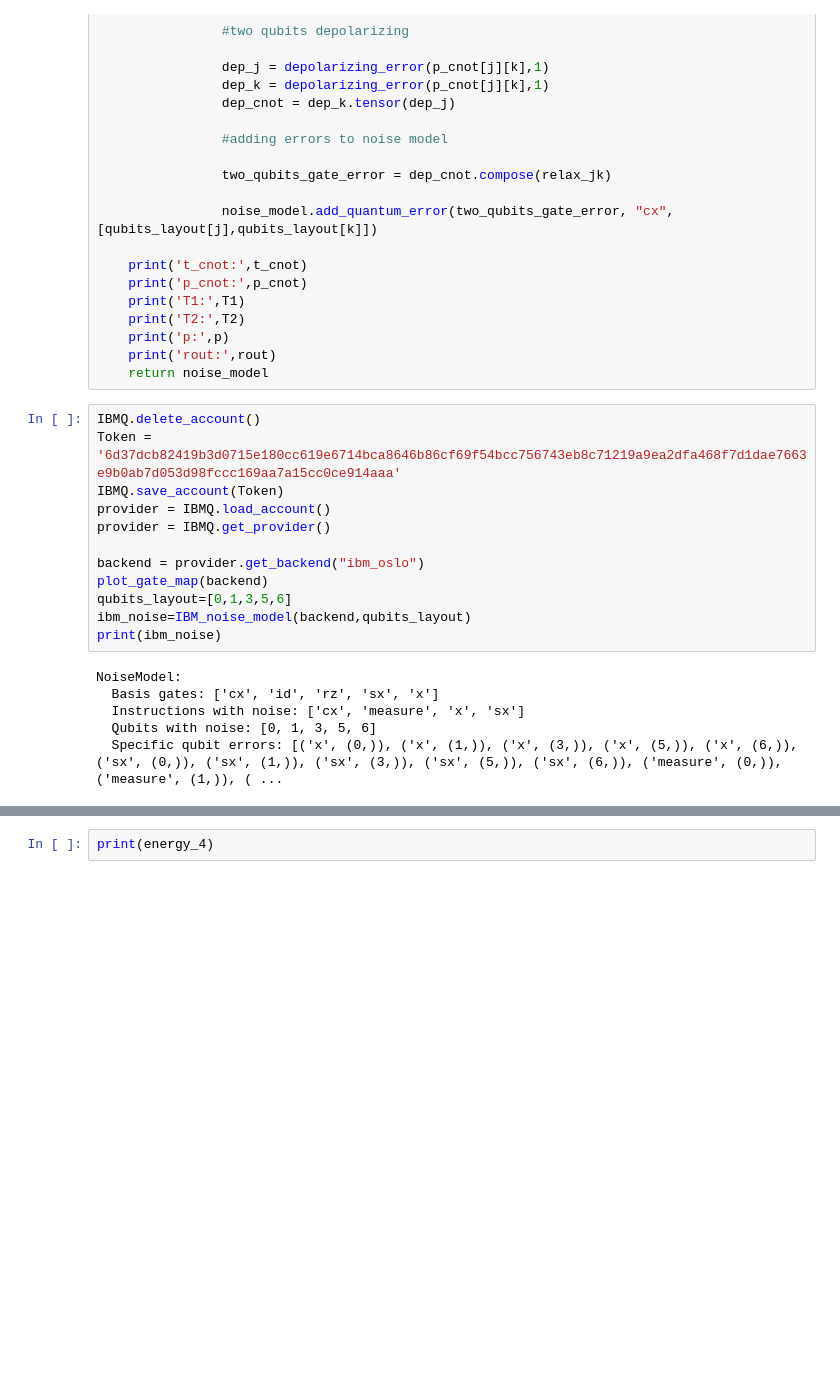
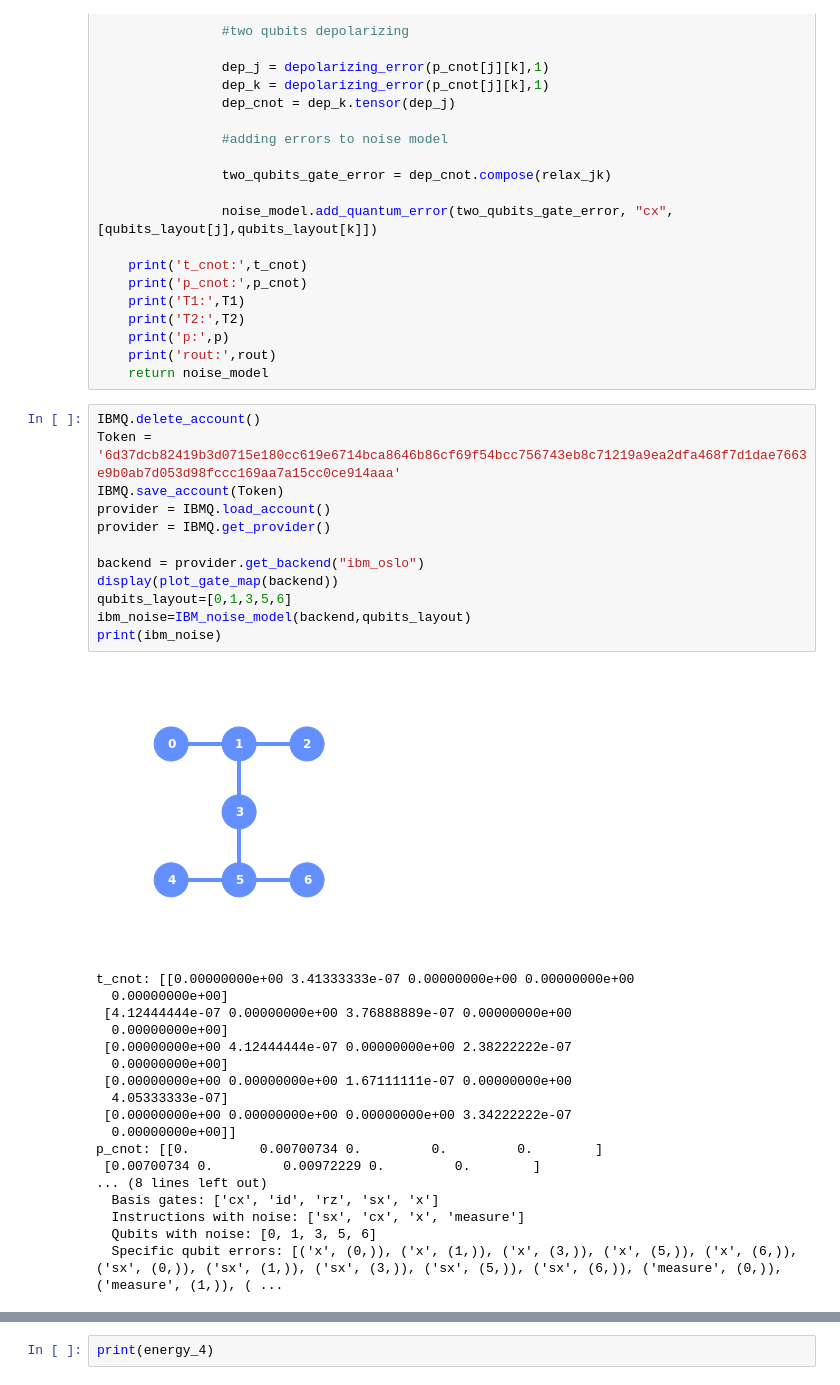
Before and after one commit to anmello/AQM, a Jupyter notebook: thermal_ibm_noise.ipynb, the cells around one changed output, grey strips where cells are left out. Drawn from its saved outputs; the diff is of its cells as text; blank space fills up the shorter version.

```diff
--- a/thermal_ibm_noise.ipynb
+++ b/thermal_ibm_noise.ipynb
@@ -396,19 +379,32 @@ def IBM_noise_model(backend,qubits_layout):
 # %%
 IBMQ.delete_account()
 Token = '6d37dcb82419b3d0715e180cc619e6714bca8646b86cf69f54bcc756743eb8c71219a9ea2dfa468f7d1dae7663e9b0ab7d053d98fccc169aa7a15cc0ce914aaa'
 IBMQ.save_account(Token)
 provider = IBMQ.load_account()
 provider = IBMQ.get_provider()
 
 backend = provider.get_backend("ibm_oslo")
-plot_gate_map(backend)
+display(plot_gate_map(backend))
 qubits_layout=[0,1,3,5,6]
 ibm_noise=IBM_noise_model(backend,qubits_layout)
 print(ibm_noise)
 # %% [output]
+[figure, added]
-NoiseModel:
+t_cnot: [[0.00000000e+00 3.41333333e-07 0.00000000e+00 0.00000000e+00
+  0.00000000e+00]
+ [4.12444444e-07 0.00000000e+00 3.76888889e-07 0.00000000e+00
+  0.00000000e+00]
+ [0.00000000e+00 4.12444444e-07 0.00000000e+00 2.38222222e-07
+  0.00000000e+00]
+ [0.00000000e+00 0.00000000e+00 1.67111111e-07 0.00000000e+00
+  4.05333333e-07]
+ [0.00000000e+00 0.00000000e+00 0.00000000e+00 3.34222222e-07
+  0.00000000e+00]]
+p_cnot: [[0.         0.00700734 0.         0.         0.        ]
+ [0.00700734 0.         0.00972229 0.         0.        ]
+... (8 lines left out)
   Basis gates: ['cx', 'id', 'rz', 'sx', 'x']
-  Instructions with noise: ['cx', 'measure', 'x', 'sx']
+  Instructions with noise: ['sx', 'cx', 'x', 'measure']
   Qubits with noise: [0, 1, 3, 5, 6]
   Specific qubit errors: [('x', (0,)), ('x', (1,)), ('x', (3,)), ('x', (5,)), ('x', (6,)), ('sx', (0,)), ('sx', (1,)), ('sx', (3,)), ('sx', (5,)), ('sx', (6,)), ('measure', (0,)), ('measure', (1,)), ( ...
 # %%
```
Also changed, not shown: parts of 16 cells of this notebook, 1 other file.
